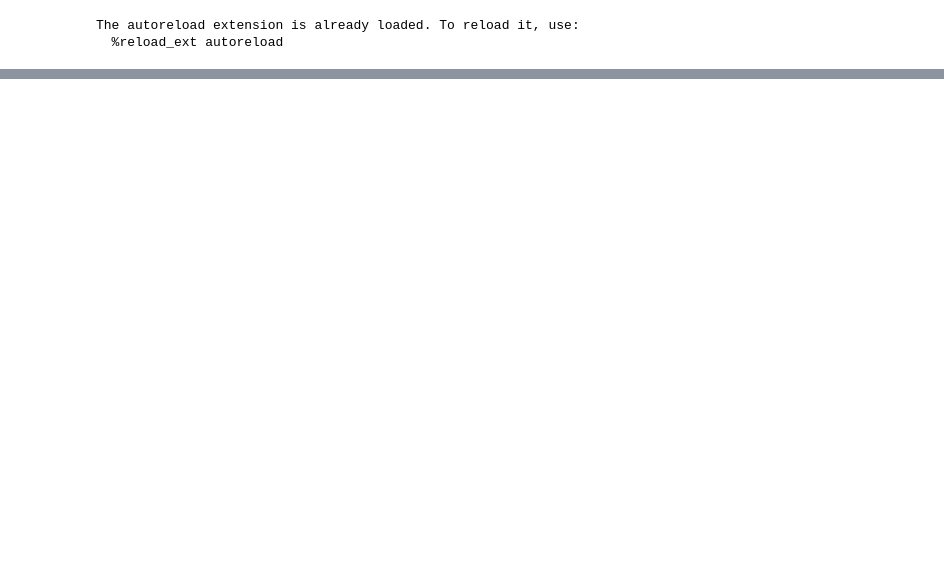
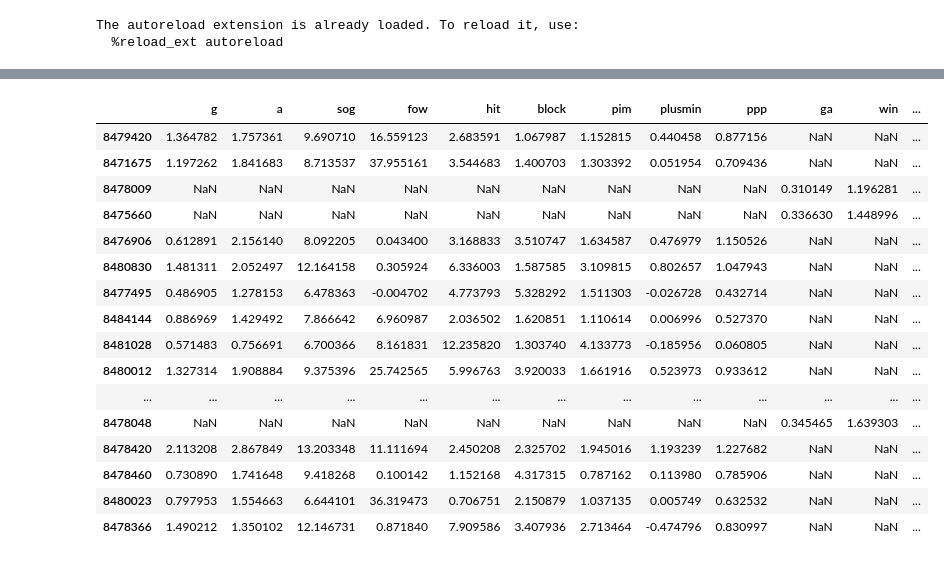
Before and after one commit to loerssoni/mehhala-fantasy, a Jupyter notebook: notebooks/refactor.ipynb, the cells around one changed output, grey strips where cells are left out. Saved outputs shown, nothing was run; the diff lists cells and outputs as text; code cells hidden in the pictures; blank space fills up the shorter version.

```diff
--- a/notebooks/refactor.ipynb
+++ b/notebooks/refactor.ipynb
@@ -183,0 +186,2 @@ data.make_full_selections()
+# %%
+full_data = TeamAnalytics(mode='week', week=8, team_key='453.l.15482.t.3')
@@ -183,0 +192,20 @@ data.make_full_selections()
+# %%
+full_data.lineup_preds
+# %% [output]
+|  | g | a | sog | fow | hit | block | pim | plusmin | ppp | ga | win | ... |
+| 8479420 | 1.364782 | 1.757361 | 9.690710 | 16.559123 | 2.683591 | 1.067987 | 1.152815 | 0.440458 | 0.877156 | NaN | NaN | ... |
+| 8471675 | 1.197262 | 1.841683 | 8.713537 | 37.955161 | 3.544683 | 1.400703 | 1.303392 | 0.051954 | 0.709436 | NaN | NaN | ... |
+| 8478009 | NaN | NaN | NaN | NaN | NaN | NaN | NaN | NaN | NaN | 0.310149 | 1.196281 | ... |
+| 8475660 | NaN | NaN | NaN | NaN | NaN | NaN | NaN | NaN | NaN | 0.336630 | 1.448996 | ... |
+| 8476906 | 0.612891 | 2.156140 | 8.092205 | 0.043400 | 3.168833 | 3.510747 | 1.634587 | 0.476979 | 1.150526 | NaN | NaN | ... |
+| 8480830 | 1.481311 | 2.052497 | 12.164158 | 0.305924 | 6.336003 | 1.587585 | 3.109815 | 0.802657 | 1.047943 | NaN | NaN | ... |
+| 8477495 | 0.486905 | 1.278153 | 6.478363 | -0.004702 | 4.773793 | 5.328292 | 1.511303 | -0.026728 | 0.432714 | NaN | NaN | ... |
+| 8484144 | 0.886969 | 1.429492 | 7.866642 | 6.960987 | 2.036502 | 1.620851 | 1.110614 | 0.006996 | 0.527370 | NaN | NaN | ... |
+| 8481028 | 0.571483 | 0.756691 | 6.700366 | 8.161831 | 12.235820 | 1.303740 | 4.133773 | -0.185956 | 0.060805 | NaN | NaN | ... |
+| 8480012 | 1.327314 | 1.908884 | 9.375396 | 25.742565 | 5.996763 | 3.920033 | 1.661916 | 0.523973 | 0.933612 | NaN | NaN | ... |
+| ... | ... | ... | ... | ... | ... | ... | ... | ... | ... | ... | ... | ... |
+| 8478048 | NaN | NaN | NaN | NaN | NaN | NaN | NaN | NaN | NaN | 0.345465 | 1.639303 | ... |
+| 8478420 | 2.113208 | 2.867849 | 13.203348 | 11.111694 | 2.450208 | 2.325702 | 1.945016 | 1.193239 | 1.227682 | NaN | NaN | ... |
+| 8478460 | 0.730890 | 1.741648 | 9.418268 | 0.100142 | 1.152168 | 4.317315 | 0.787162 | 0.113980 | 0.785906 | NaN | NaN | ... |
+| 8480023 | 0.797953 | 1.554663 | 6.644101 | 36.319473 | 0.706751 | 2.150879 | 1.037135 | 0.005749 | 0.632532 | NaN | NaN | ... |
+| 8478366 | 1.490212 | 1.350102 | 12.146731 | 0.871840 | 7.909586 | 3.407936 | 2.713464 | -0.474796 | 0.830997 | NaN | NaN | ... |
```
Also changed, not shown: parts of 11 cells of this notebook, 1 other file.
